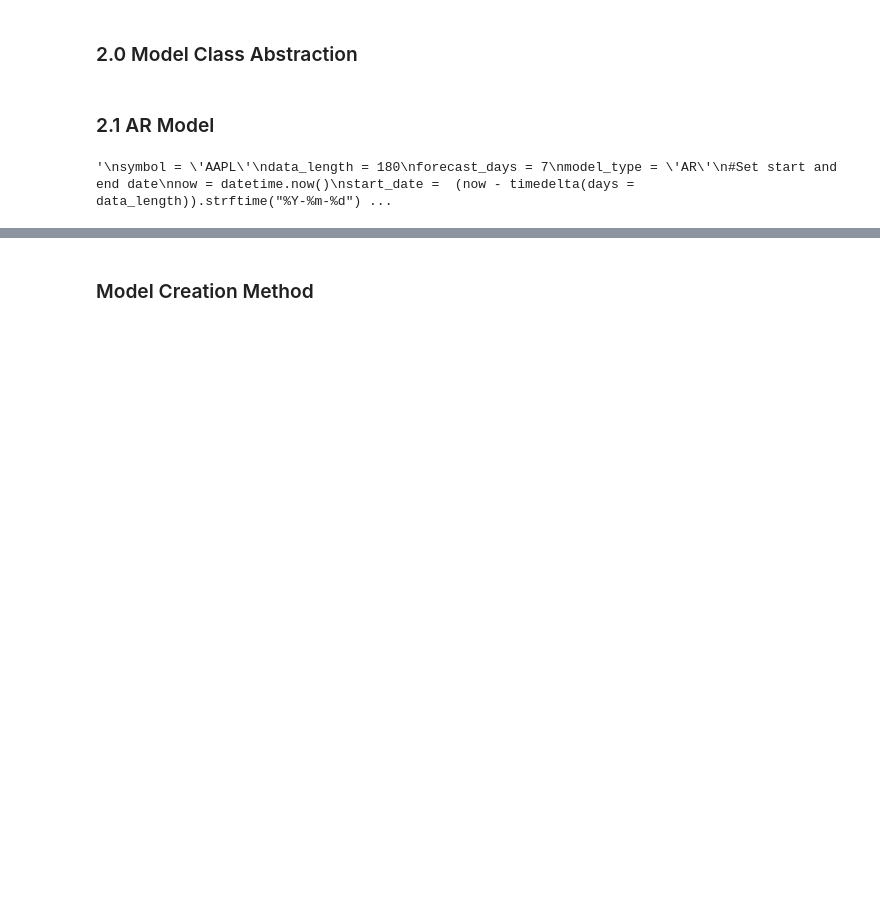
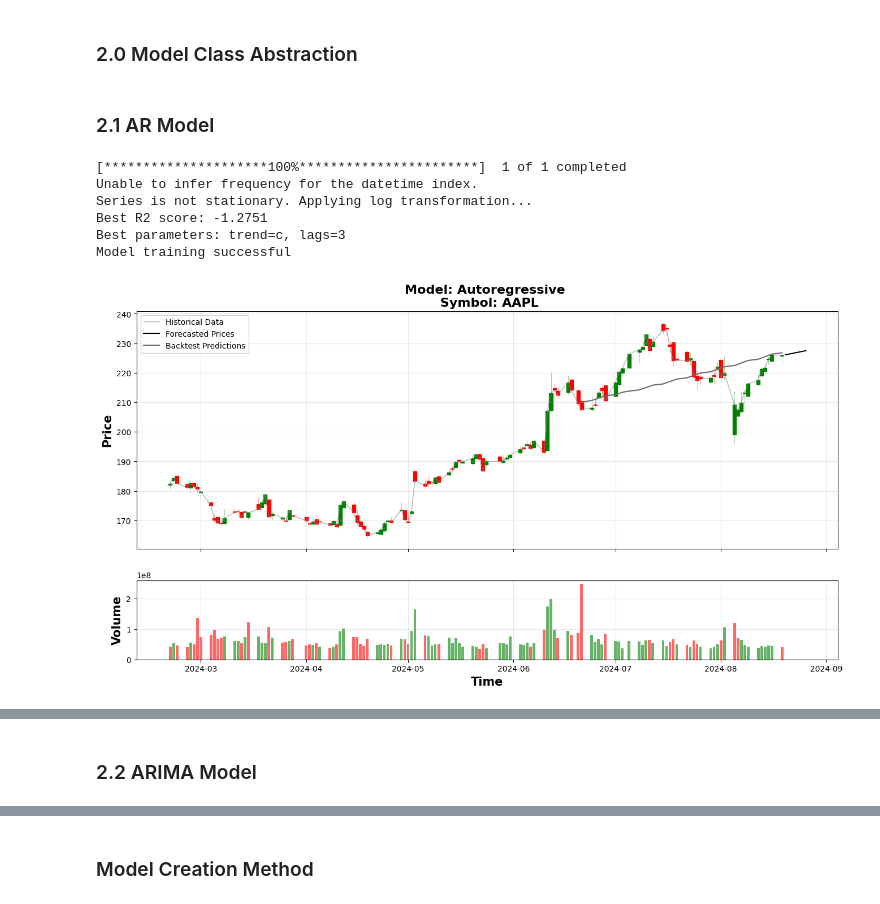
Before and after one commit to doganparlak/AiDea, a Jupyter notebook: backend.ipynb, the cells around one changed output, grey strips where cells are left out. Cells and saved outputs as stored; diff of their text form; code cells hidden in the pictures; blank space fills up the shorter version.

```diff
--- a/backend.ipynb
+++ b/backend.ipynb
@@ -89,8 +91,9 @@ class AR_model(Model):
         data = self.prepare_data(data)
         super().__init__(data = data['Close'], open = data['Open'], high = data['High'], low = data['Low'], volume = data['Volume'], symbol_name = symbol_name)
         self.trained_model = None
-        self.model_type = 'Auto Regressive'
+        self.model_type = 'Autoregressive'
         self.stationary = False
+        self.show_backtest = True
 
     def check_stationarity(self, series, alpha=0.05):
         series = series.dropna()
@@ -117,14 +120,18 @@ class AR_model(Model):
 
             best_r2 = -float('inf')
             best_params = 'n', 1
+            self.last_val_predictions = None  # To store the last validation split predictions
+            self.last_val_index = None  # To store the index of the last validation split
 
             # Perform grid search with cross-validation on the training set
             # Choose the best params based on R2 score
-            n_splits = 3
+            n_splits = 2
             tscv = TimeSeriesSplit(n_splits=n_splits)  # Time series cross-validation
             warnings.filterwarnings("ignore")
             for trend, lags in product(trends, lags_range):
                 r2_sum = 0
+                val_predictions = None
+                val_index = None
                 for train_index, val_index in tscv.split(data):
                     train_split, val_split = data.iloc[train_index], data.iloc[val_index]
                     try:
@@ -132,6 +139,10 @@ class AR_model(Model):
                         predictions = model.predict(start=len(train_split), end=len(train_split) + len(val_split) - 1)
                         r2 = r2_score(val_split, predictions)
                         r2_sum += r2
+                        # Store the predictions and index of the last validation split
+                        if val_index[0] == len(data) - len(val_split):
+                           val_predictions = predictions
+                           val_index = val_index
                     except Exception as e:
                         continue
 
@@ -142,6 +153,8 @@ class AR_model(Model):
                 if avg_r2 > best_r2:
                     best_r2 = avg_r2
                     best_params = (trend, lags)
+                    self.last_val_predictions = val_predictions
+                    self.last_val_index = val_index
 
             best_trend, best_lags = best_params
 
@@ -163,10 +176,12 @@ class AR_model(Model):
        # Reverse log transformation if applied
         if not self.stationary:
             forecast_prices = np.exp(forecast_prices)
+            if self.last_val_predictions is not None and self.last_val_index is not None:
+               self.last_val_predictions = np.exp(self.last_val_predictions)
 
         # Plot the data
         # Create date range for forecasted data
-        forecast_dates = pd.date_range(start=self.data.index[-2] + pd.Timedelta(days=1), periods=forecast_days, freq='D')
+        forecast_dates = pd.date_range(start=self.data.index[-1] + pd.Timedelta(days=1), periods=forecast_days, freq='D')
         # Create figure and axis
         fig, (ax1, ax2) = plt.subplots(nrows=2, sharex=True, figsize=(16, 8), gridspec_kw={'height_ratios': [3, 1]})
 
@@ -198,12 +213,16 @@ class AR_model(Model):
             ax1.add_patch(mpatches.Rectangle((date_num - 0.5, lower), 1, height, edgecolor=color, facecolor=color, alpha=1, linewidth=1))
         # Plot the price data
         ax1.plot(self.data.index, self.data, label='Historical Data', color='gray', linewidth=1, alpha=0.6)
-        ax1.plot(forecast_dates, forecast_prices, label='Forecasted Prices', color='black', linewidth=1, linestyle = 'dashdot')
+        ax1.plot(forecast_dates, forecast_prices, label='Forecasted Prices', color='black', linewidth=1.5, linestyle = '-')
         ax1.set_title(f'Model: {self.model_type} \n Symbol: {self.symbol_name}', weight = 'bold', fontsize = 16)
         ax1.set_ylabel('Price', weight = 'bold', fontsize = 15)
+
+        ax1.grid(True, alpha = 0.3)
+        # Plot the last validation split predictions if available
+        if self.show_backtest:
+            if self.last_val_predictions is not None and self.last_val_index is not None:
+                ax1.plot(self.data.index[self.last_val_index], self.last_val_predictions, label='Backtest Predictions', color='dimgray', linewidth=1.5, linestyle='-')
         ax1.legend(loc='upper left')
-        ax1.grid(True, alpha = 0.3)
-
         # Plot the volume data
         volume_colors = np.where(self.data.diff() >= 0, 'green', 'red')
         ax2.bar(self.data.index, self.volume, color=volume_colors, alpha=0.6)
@@ -217,24 +236,28 @@ class AR_model(Model):
         buf.seek(0)
         plot_data = base64.b64encode(buf.read()).decode('utf-8')
         buf.close()
-        #plt.show()
-        plt.close(fig)  # Close the plot to free up resources
+        plt.show()
+        #plt.close(fig)  # Close the plot to free up resources
 
         return plot_data
 # %%
-'''
 symbol = 'AAPL'
 data_length = 180
 forecast_days = 7
 model_type = 'AR'
 #Set start and end date
 now = datetime.now()
 start_date =  (now - timedelta(days = data_length)).strftime("%Y-%m-%d")
 end_date = now.strftime("%Y-%m-%d")
 data = fetch_data(symbol, start_date, end_date)
 model = AR_model(data, symbol)
 model.train()
 model.forecast(forecast_days)
-'''
 # %% [output]
-'\nsymbol = \'AAPL\'\ndata_length = 180\nforecast_days = 7\nmodel_type = \'AR\'\n#Set start and end date\nnow = datetime.now()\nstart_date =  (now - timedelta(days = data_length)).strftime("%Y-%m-%d") ...
+[*********************100%***********************]  1 of 1 completed
+Unable to infer frequency for the datetime index.
+Series is not stationary. Applying log transformation...
+Best R2 score: -1.2751
+Best parameters: trend=c, lags=3
+Model training successful
+[figure, added]
@@ -240,0 +265,2 @@ model.forecast(forecast_days)
+# %% [markdown]
+### 2.2 ARIMA Model
```
Also changed, not shown: parts of 9 cells of this notebook, 8 other files.
